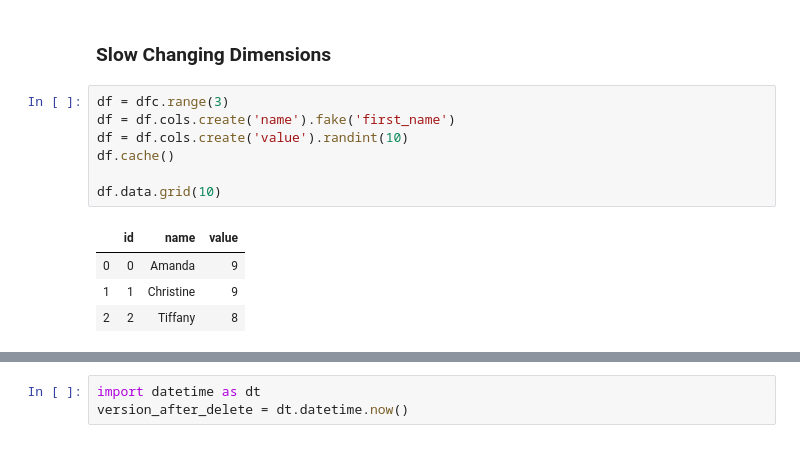
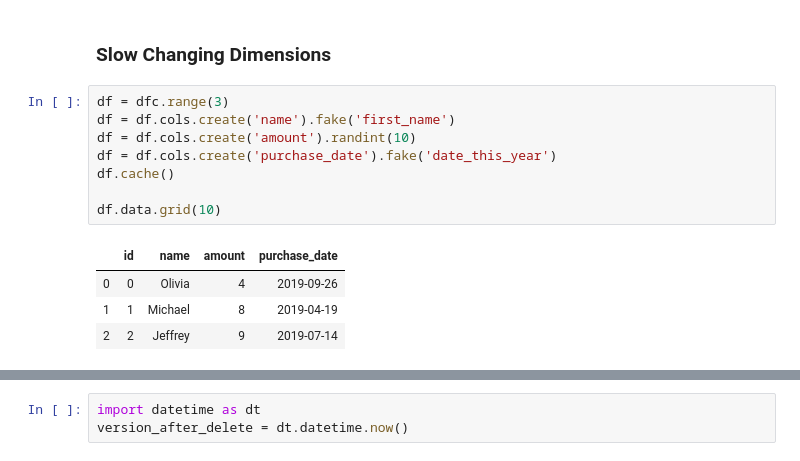
Before and after one commit to natbusa/datafaucet, a Jupyter notebook: examples/tutorial/scd.ipynb, the cells around one changed output, grey strips where cells are left out. Saved outputs shown, nothing was run; the diff lists cells and outputs as text.

```diff
--- a/examples/tutorial/scd.ipynb
+++ b/examples/tutorial/scd.ipynb
@@ -30,13 +30,14 @@ def mask_rootdir(resource):
 # %%
 df = dfc.range(3)
 df = df.cols.create('name').fake('first_name')
-df = df.cols.create('value').randint(10)
+df = df.cols.create('amount').randint(10)
+df = df.cols.create('purchase_date').fake('date_this_year')
 df.cache()
 
 df.data.grid(10)
 # %% [output]
-|  | id | name | value |
-| 0 | 0 | Amanda | 9 |
-| 1 | 1 | Christine | 9 |
-| 2 | 2 | Tiffany | 8 |
+|  | id | name | amount | purchase_date |
+| 0 | 0 | Olivia | 4 | 2019-09-26 |
+| 1 | 1 | Michael | 8 | 2019-04-19 |
+| 2 | 2 | Jeffrey | 9 | 2019-07-14 |
 # %%
```
Also changed, not shown: parts of 20 cells of this notebook, 2 other files.
